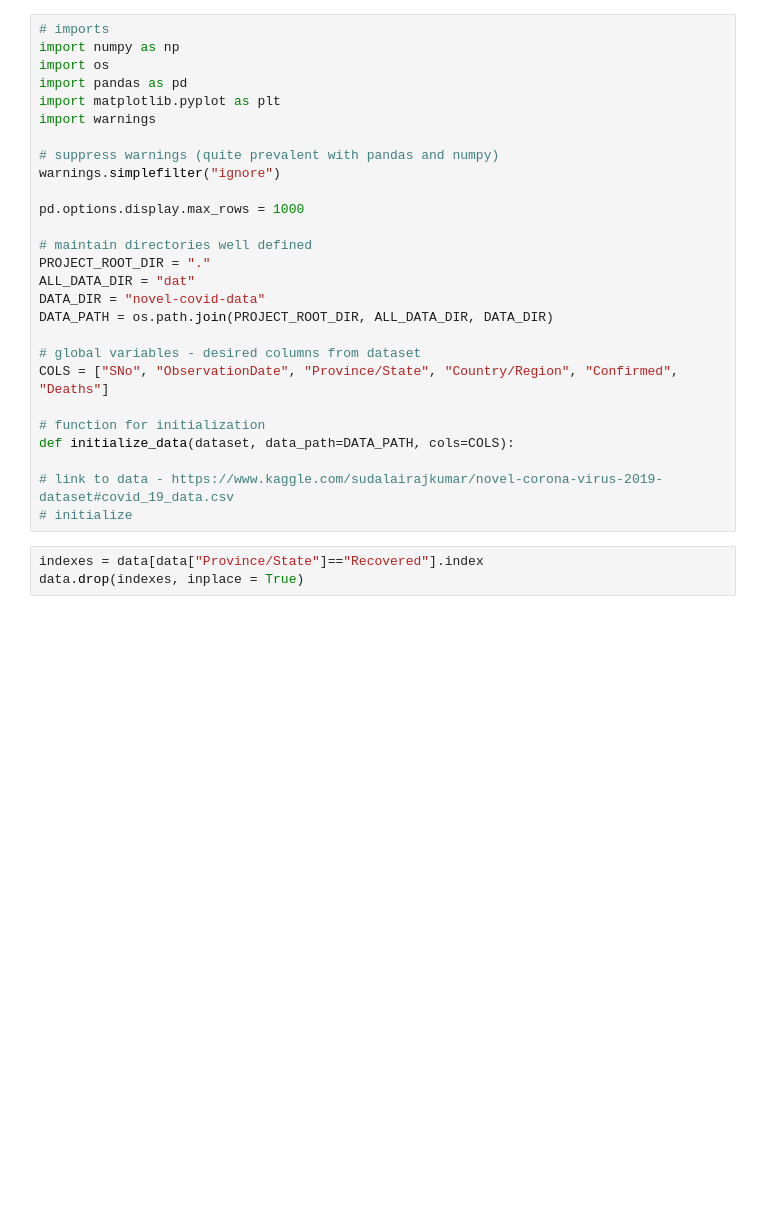
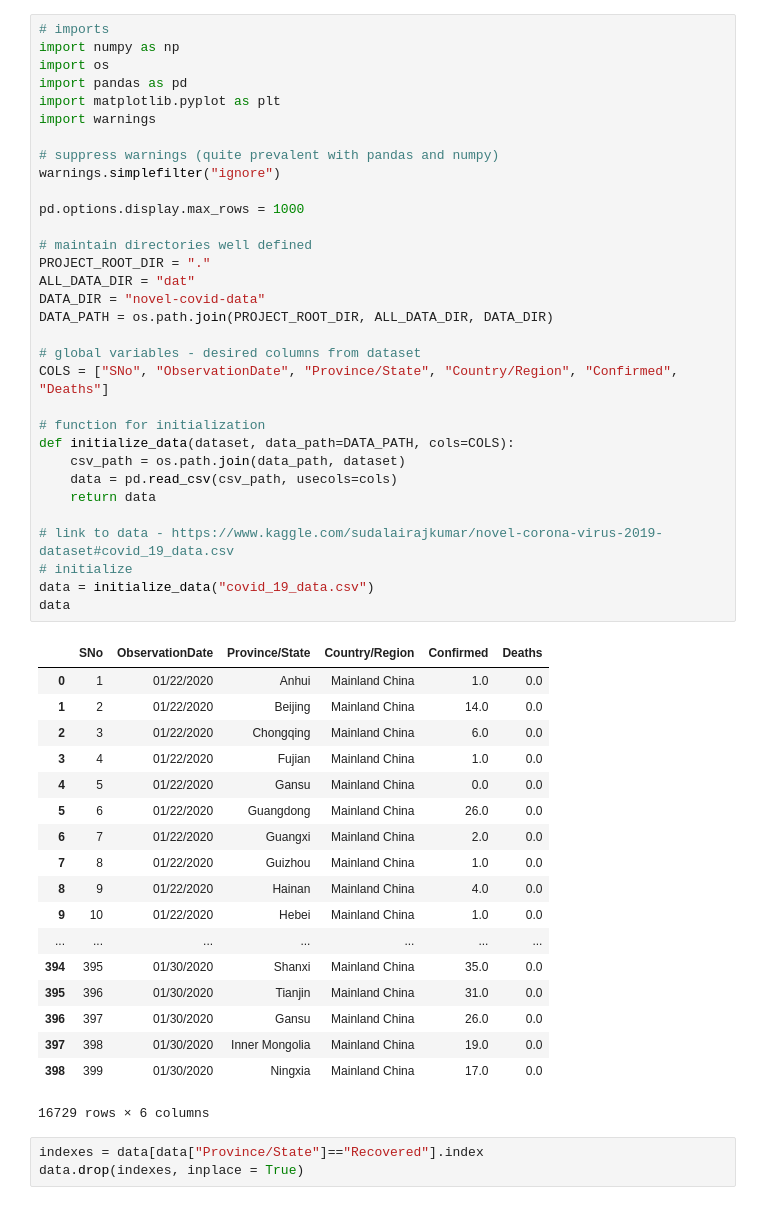
Before and after one commit to lucawrabetz/sci_kit_workshop, a Jupyter notebook: sklearn_workshop_blank.ipynb, the cells around one changed output. Saved outputs shown, nothing was run; the diff lists cells and outputs as text; blank space fills up the shorter version.

```diff
--- a/sklearn_workshop_blank.ipynb
+++ b/sklearn_workshop_blank.ipynb
@@ -1,30 +1,54 @@
 # %%
 # imports
 import numpy as np
 import os
 import pandas as pd
 import matplotlib.pyplot as plt
 import warnings
 
 # suppress warnings (quite prevalent with pandas and numpy)
 warnings.simplefilter("ignore")
 
 pd.options.display.max_rows = 1000
 
 # maintain directories well defined
 PROJECT_ROOT_DIR = "."
 ALL_DATA_DIR = "dat"
 DATA_DIR = "novel-covid-data"
 DATA_PATH = os.path.join(PROJECT_ROOT_DIR, ALL_DATA_DIR, DATA_DIR)
 
 # global variables - desired columns from dataset
 COLS = ["SNo", "ObservationDate", "Province/State", "Country/Region", "Confirmed", "Deaths"]
 
 # function for initialization
 def initialize_data(dataset, data_path=DATA_PATH, cols=COLS):
+    csv_path = os.path.join(data_path, dataset)
+    data = pd.read_csv(csv_path, usecols=cols)
+    return data
 
 # link to data - https://www.kaggle.com/sudalairajkumar/novel-corona-virus-2019-dataset#covid_19_data.csv
 # initialize
+data = initialize_data("covid_19_data.csv")
+data
+# %% [output]
+|  | SNo | ObservationDate | Province/State | Country/Region | Confirmed | Deaths |
+| 0 | 1 | 01/22/2020 | Anhui | Mainland China | 1.0 | 0.0 |
+| 1 | 2 | 01/22/2020 | Beijing | Mainland China | 14.0 | 0.0 |
+| 2 | 3 | 01/22/2020 | Chongqing | Mainland China | 6.0 | 0.0 |
+| 3 | 4 | 01/22/2020 | Fujian | Mainland China | 1.0 | 0.0 |
+| 4 | 5 | 01/22/2020 | Gansu | Mainland China | 0.0 | 0.0 |
+| 5 | 6 | 01/22/2020 | Guangdong | Mainland China | 26.0 | 0.0 |
+| 6 | 7 | 01/22/2020 | Guangxi | Mainland China | 2.0 | 0.0 |
+| 7 | 8 | 01/22/2020 | Guizhou | Mainland China | 1.0 | 0.0 |
+| 8 | 9 | 01/22/2020 | Hainan | Mainland China | 4.0 | 0.0 |
+| 9 | 10 | 01/22/2020 | Hebei | Mainland China | 1.0 | 0.0 |
+| ... | ... | ... | ... | ... | ... | ... |
+| 394 | 395 | 01/30/2020 | Shanxi | Mainland China | 35.0 | 0.0 |
+| 395 | 396 | 01/30/2020 | Tianjin | Mainland China | 31.0 | 0.0 |
+| 396 | 397 | 01/30/2020 | Gansu | Mainland China | 26.0 | 0.0 |
+| 397 | 398 | 01/30/2020 | Inner Mongolia | Mainland China | 19.0 | 0.0 |
+| 398 | 399 | 01/30/2020 | Ningxia | Mainland China | 17.0 | 0.0 |
+16729 rows × 6 columns
 # %%
 indexes = data[data["Province/State"]=="Recovered"].index
 data.drop(indexes, inplace = True)
```
Also changed, not shown: parts of 15 cells of this notebook, 2 other files.
